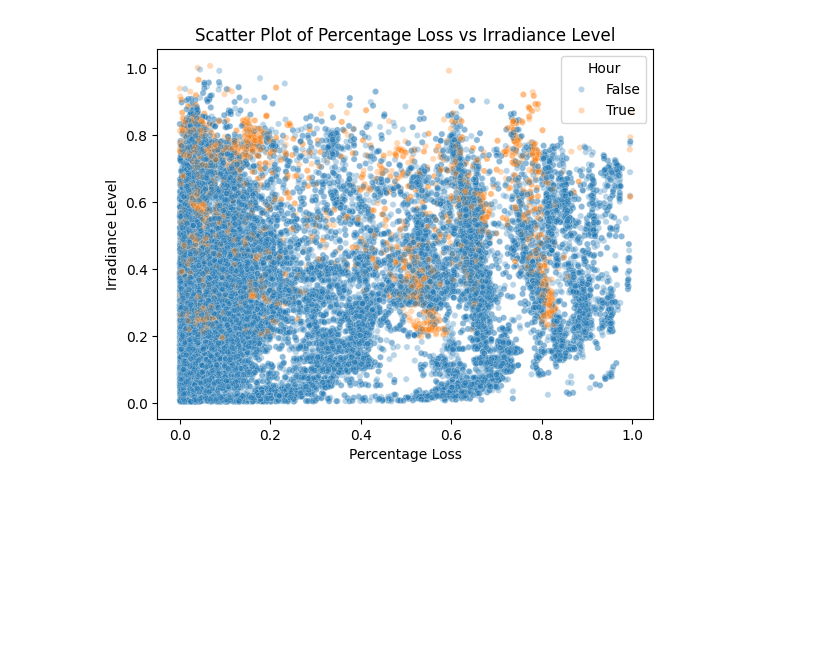
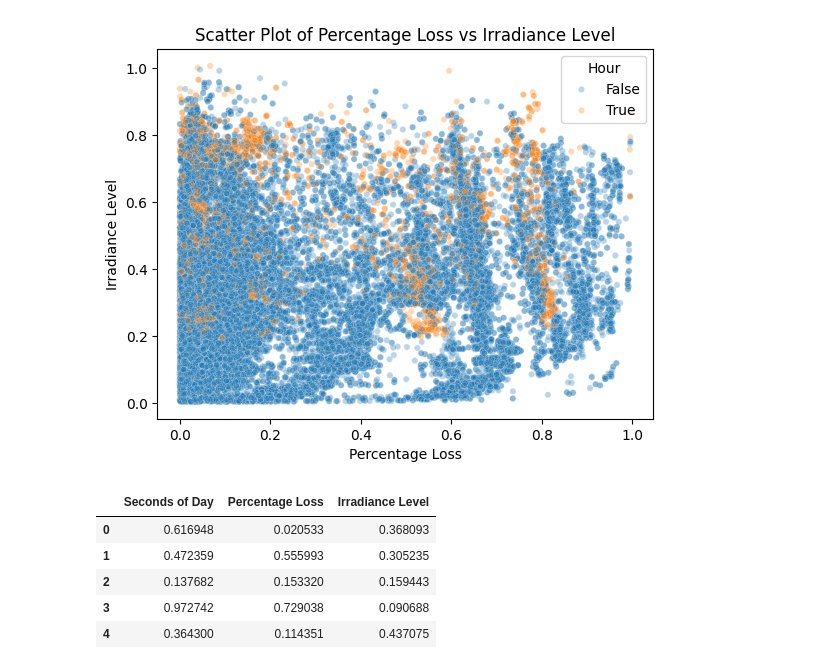
Before and after one commit to HWWer/Deep_Solar_Eye, a Jupyter notebook: notebooks/data_preparation.ipynb, the cells around one changed output. Saved outputs shown, nothing was run; the diff lists cells and outputs as text; code cells hidden in the pictures; blank space fills up the shorter version.

```diff
--- a/notebooks/data_preparation.ipynb
+++ b/notebooks/data_preparation.ipynb
@@ -216,3 +226,46 @@ plt.ylabel('Irradiance Level')
 plt.show()
 # %% [output]
 [figure]
+# %%
+metadata = []  # Initialise an empty list to collect metadata
+
+# Iterate through files in the specified folder path
+for filename in os.listdir('/Users/peterbitman/Desktop/deep_api/Deep_Solar_Eye/raw_data/PanelImages'):
+    if not filename.endswith(".jpg"):
+        continue  # Skip files that are not JPG images
+
+    # Split filename to extract metadata
+    split_name = filename.split('_')
+    hour = int(split_name[4])
+    minute = int(split_name[6])
+    second = int(split_name[8])
+    age_loss = split_name[11]
+    irradiance_level = split_name[13][:-4]  # Remove file extension
+
+    # Calculate seconds of the day
+    seconds_of_day = hour * 3600 + minute * 60 + second
+
+    # Append extracted information to the metadata list
+    filename_info = [seconds_of_day, age_loss, irradiance_level]
+    metadata.append(filename_info)
+
+# Create a DataFrame from the metadata list
+df = pd.DataFrame(metadata, columns=['Seconds of Day', 'Percentage Loss', 'Irradiance Level'])
+
+# Specify column data types
+df = df.astype({'Seconds of Day': int, 'Percentage Loss': float, 'Irradiance Level': float})
+# Apply Min-Max scaling to Seconds of the Day and Irradiance Level
+scaler = MinMaxScaler()
+df[['Seconds of Day', 'Irradiance Level']] = scaler.fit_transform(df[['Seconds of Day', 'Irradiance Level']])
+
+with open('/Users/peterbitman/Desktop/deep_api/Deep_Solar_Eye/DeepSolarEye/handling/scaler_seconds_irradiance.pkl', 'wb') as f:
+    pickle.dump(scaler, f)
+
+df.head()
+# %% [output]
+|  | Seconds of Day | Percentage Loss | Irradiance Level |
+| 0 | 0.616948 | 0.020533 | 0.368093 |
+| 1 | 0.472359 | 0.555993 | 0.305235 |
+| 2 | 0.137682 | 0.153320 | 0.159443 |
+| 3 | 0.972742 | 0.729038 | 0.090688 |
+| 4 | 0.364300 | 0.114351 | 0.437075 |
```
Also changed, not shown: parts of 1 cell of this notebook.
